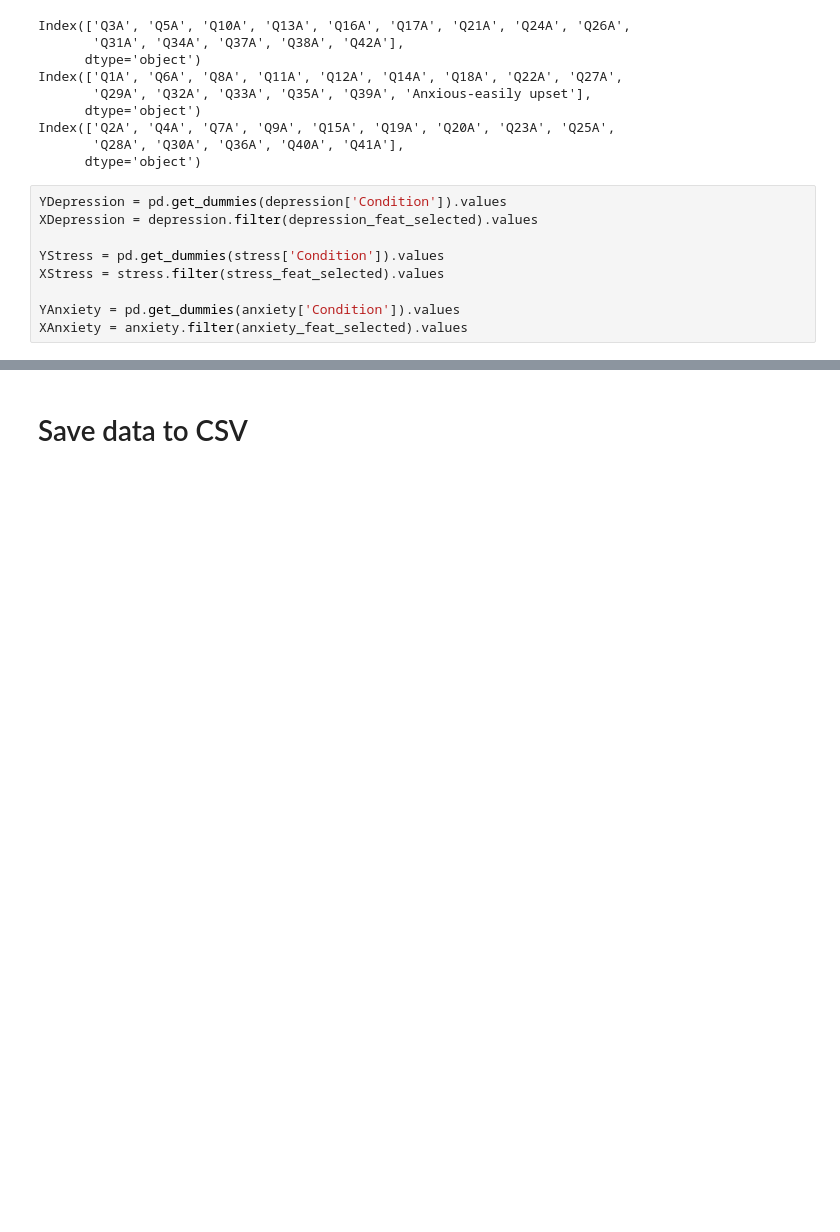
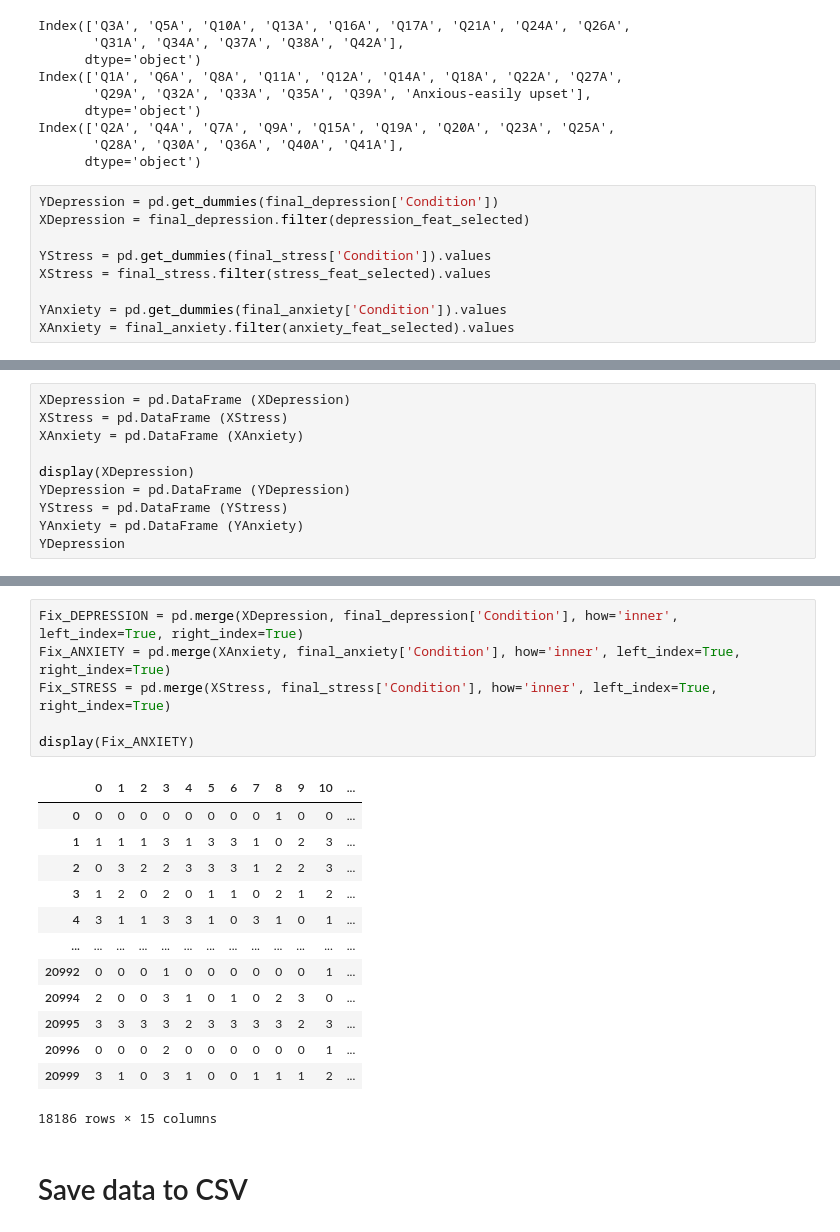
Before and after one commit to azzezzanf/MLpsychology, a Jupyter notebook: Data Classification.ipynb, the cells around one changed output, grey strips where cells are left out. Cells and saved outputs as stored; diff of their text form; blank space fills up the shorter version.

```diff
--- a/Data Classification.ipynb
+++ b/Data Classification.ipynb
@@ -584,11 +584,11 @@ Index(['Q2A', 'Q4A', 'Q7A', 'Q9A', 'Q15A', 'Q19A', 'Q20A', 'Q23A', 'Q25A',
        'Q28A', 'Q30A', 'Q36A', 'Q40A', 'Q41A'],
       dtype='object')
 # %%
-YDepression = pd.get_dummies(depression['Condition']).values
-XDepression = depression.filter(depression_feat_selected).values
+YDepression = pd.get_dummies(final_depression['Condition'])
+XDepression = final_depression.filter(depression_feat_selected)
 
-YStress = pd.get_dummies(stress['Condition']).values
-XStress = stress.filter(stress_feat_selected).values
+YStress = pd.get_dummies(final_stress['Condition']).values
+XStress = final_stress.filter(stress_feat_selected).values
 
-YAnxiety = pd.get_dummies(anxiety['Condition']).values
-XAnxiety = anxiety.filter(anxiety_feat_selected).values
+YAnxiety = pd.get_dummies(final_anxiety['Condition']).values
+XAnxiety = final_anxiety.filter(anxiety_feat_selected).values
@@ -596,0 +595,10 @@ KeyError: 'Condition'
+# %%
+XDepression = pd.DataFrame (XDepression)
+XStress = pd.DataFrame (XStress)
+XAnxiety = pd.DataFrame (XAnxiety)
+
+display(XDepression)
+YDepression = pd.DataFrame (YDepression)
+YStress = pd.DataFrame (YStress)
+YAnxiety = pd.DataFrame (YAnxiety)
+YDepression
@@ -597,3 +632,23 @@ KeyError: 'Condition'
+# %%
+Fix_DEPRESSION = pd.merge(XDepression, final_depression['Condition'], how='inner', left_index=True, right_index=True)
+Fix_ANXIETY = pd.merge(XAnxiety, final_anxiety['Condition'], how='inner', left_index=True, right_index=True)
+Fix_STRESS = pd.merge(XStress, final_stress['Condition'], how='inner', left_index=True, right_index=True)
+
+display(Fix_ANXIETY)
+# %% [output]
+|  | 0 | 1 | 2 | 3 | 4 | 5 | 6 | 7 | 8 | 9 | 10 | ... |
+| 0 | 0 | 0 | 0 | 0 | 0 | 0 | 0 | 0 | 1 | 0 | 0 | ... |
+| 1 | 1 | 1 | 1 | 3 | 1 | 3 | 3 | 1 | 0 | 2 | 3 | ... |
+| 2 | 0 | 3 | 2 | 2 | 3 | 3 | 3 | 1 | 2 | 2 | 3 | ... |
+| 3 | 1 | 2 | 0 | 2 | 0 | 1 | 1 | 0 | 2 | 1 | 2 | ... |
+| 4 | 3 | 1 | 1 | 3 | 3 | 1 | 0 | 3 | 1 | 0 | 1 | ... |
+| ... | ... | ... | ... | ... | ... | ... | ... | ... | ... | ... | ... | ... |
+| 20992 | 0 | 0 | 0 | 1 | 0 | 0 | 0 | 0 | 0 | 0 | 1 | ... |
+| 20994 | 2 | 0 | 0 | 3 | 1 | 0 | 1 | 0 | 2 | 3 | 0 | ... |
+| 20995 | 3 | 3 | 3 | 3 | 2 | 3 | 3 | 3 | 3 | 2 | 3 | ... |
+| 20996 | 0 | 0 | 0 | 2 | 0 | 0 | 0 | 0 | 0 | 0 | 1 | ... |
+| 20999 | 3 | 1 | 0 | 3 | 1 | 0 | 0 | 1 | 1 | 1 | 2 | ... |
+18186 rows × 15 columns
 # %% [markdown]
 # Save data to CSV
 # %%
```
Also changed, not shown: parts of 2 cells of this notebook.
